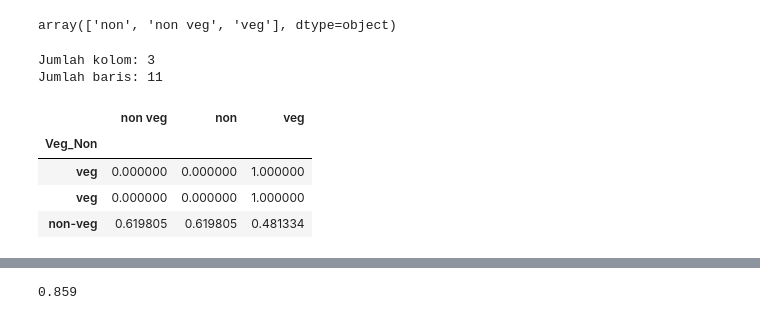
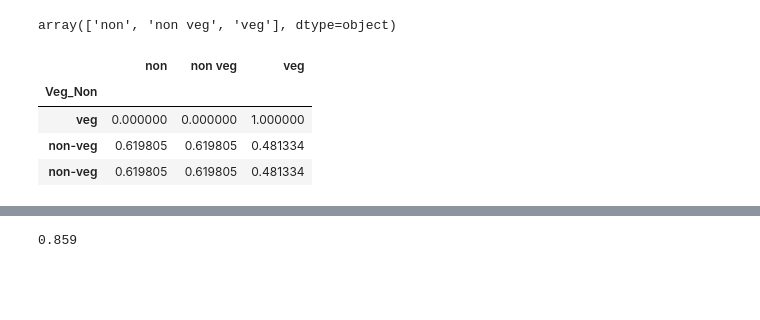
Before and after one commit to Sulbae/OlahGizi-Project, a Jupyter notebook: Food Recommender/notebook.ipynb, the cells around one changed output, grey strips where cells are left out. Saved outputs shown, nothing was run; the diff lists cells and outputs as text; code cells hidden in the pictures; blank space fills up the shorter version.

```diff
--- a/Food Recommender/notebook.ipynb
+++ b/Food Recommender/notebook.ipynb
@@ -923,28 +923,22 @@ tfidf_bahan.todense()
 eval_cos_sim = cosine_similarity(tfidf_bahan[0:1], tfidf_bahan)
 
 perbandingan_df['Skor Relevansi'] = eval_cos_sim.flatten()
-# %%
-print(f"Jumlah kolom: {tfidf_bahan.shape[1]}")
-print(f"Jumlah baris: {tfidf_bahan.shape[0]}")
-# %% [output]
-Jumlah kolom: 3
-Jumlah baris: 11
 # %%
 bahan_matrix = pd.DataFrame(tfidf_bahan.todense(),
              columns=bahan,
              index=perbandingan_df.Veg_Non
 )
 
-n_cols = min(5, bahan_matrix.shape[1])  # Sampel kolom
+n_cols = min(3, bahan_matrix.shape[1])  # Sampel kolom
 n_rows = min(3, bahan_matrix.shape[0])  # Sampel baris
 
 bahan_matrix.sample(n_cols, axis=1).sample(n_rows, axis=0)
 # %% [output]
-|  | non veg | non | veg |
+|  | non | non veg | veg |
 | Veg_Non |  |  |  |
 | veg | 0.000000 | 0.000000 | 1.000000 |
-| veg | 0.000000 | 0.000000 | 1.000000 |
 | non-veg | 0.619805 | 0.619805 | 0.481334 |
+| non-veg | 0.619805 | 0.619805 | 0.481334 |
 # %%
 perbandingan_df
 # %% [output]
```
